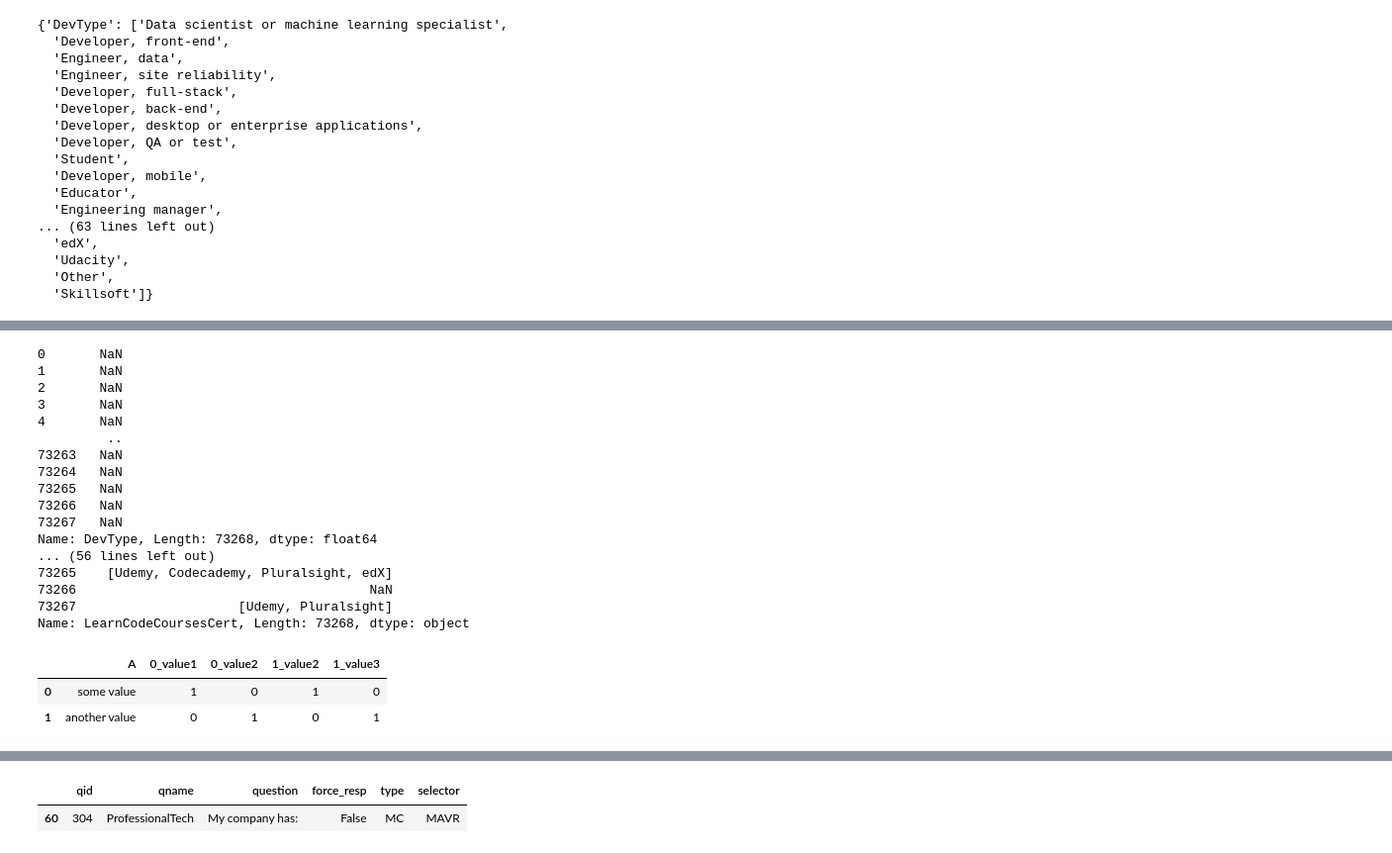
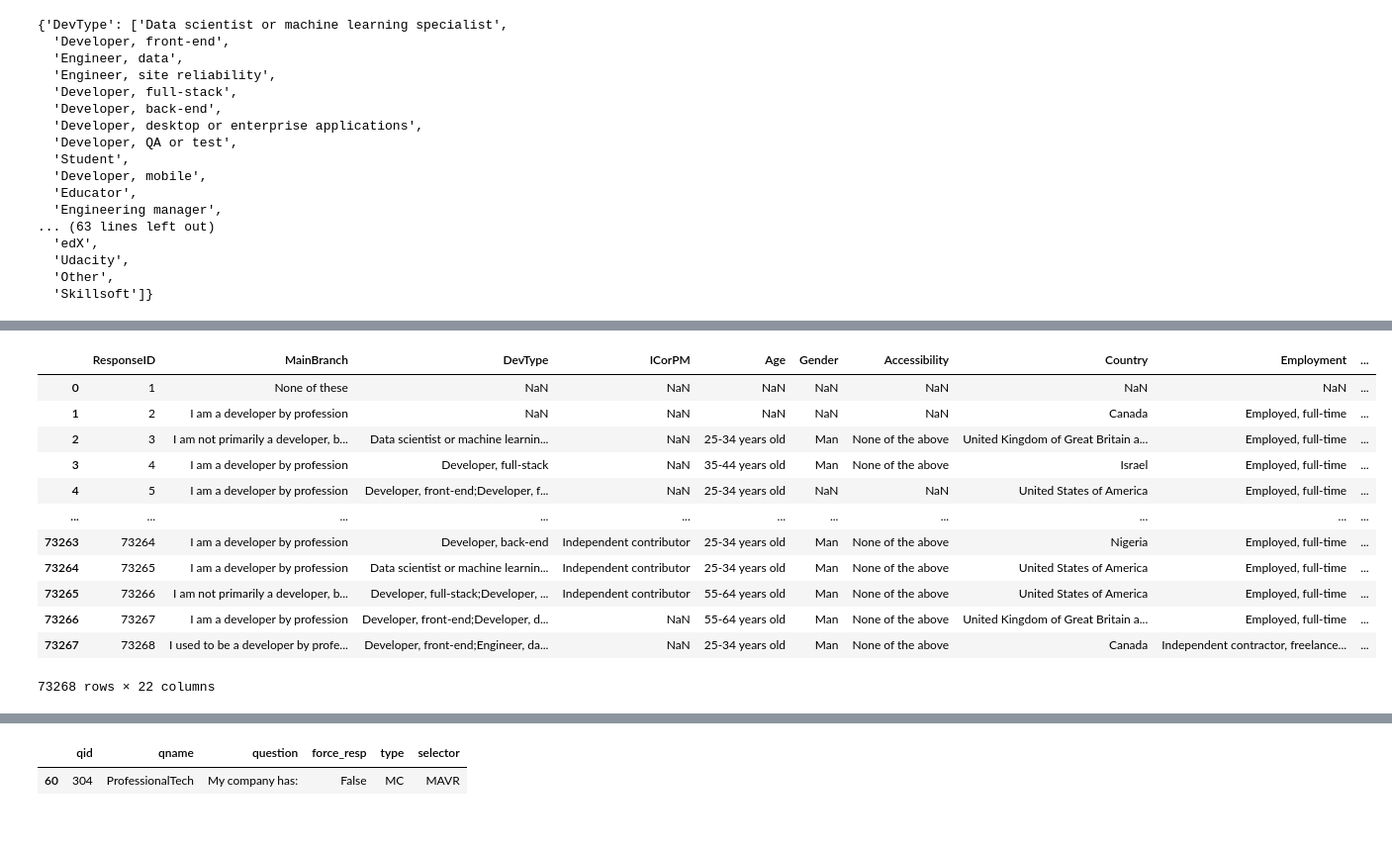
Before and after one commit to ursumarius/developer-survey-analyzing-w-pandas, a Jupyter notebook: data-wrangling/initial-explorative-data-analysis.ipynb, the cells around one changed output, grey strips where cells are left out. Shown at 99% size. Drawn from its saved outputs; the diff is of its cells as text; code cells hidden in the pictures; blank space fills up the shorter version.

Commit message:
finished dummies module, new df ready for analysis

```diff
--- a/data-wrangling/initial-explorative-data-analysis.ipynb
+++ b/data-wrangling/initial-explorative-data-analysis.ipynb
@@ -298,44 +266,16 @@ dfa1_DevType_exploded
-# %%
-# Loop through each nested column and apply str.get_dummies() to create boolean columns
-for col in nested_cols:
-
-	df_temp = dfa1_nested_cols[col].reset_index(drop=True)
-	print(df_temp)
-
-    # Split the strings in the column using ',' delimiter and create dummy columns
-    #dfa1_nested_cols_dummies = pd.get_dummies(dfa1_nested_cols[col], prefix = col)
-
-    # Concatenate the dummy columns with the original DataFrame
-    #dfa1_nested_cols_w_dummies = pd.concat([dfa1_nested_cols, dfa1_nested_cols_dummies], axis=1)
-
-# Now 'dfa1_nested_cols_copy' contains the original DataFrame with additional boolean columns for each unique item in the nested columns.
-
-#dfa1_nested_cols_w_dummies
-# we will be replacing the ', ' and ' ' (spaces) by '-'
-# %% [output]
-0       NaN
-1       NaN
-2       NaN
-3       NaN
-4       NaN
-         ..
-73263   NaN
-73264   NaN
-73265   NaN
-73266   NaN
-73267   NaN
-Name: DevType, Length: 73268, dtype: float64
-... (56 lines left out)
-73265    [Udemy, Codecademy, Pluralsight, edX]
-73266                                      NaN
-73267                     [Udemy, Pluralsight]
-Name: LearnCodeCoursesCert, Length: 73268, dtype: object
-# %%
-df = pd.DataFrame({'A': ['some value', 'another value'], 'B': [['value1', 'value2'], ['value2', 'value3']]})
-df = pd.concat([df.drop(['B'], axis=1), df['B'].apply(pd.Series)], axis=1)
-dfa = pd.get_dummies(df, columns=[0, 1])
-dfa
-# %% [output]
-|  | A | 0_value1 | 0_value2 | 1_value2 | 1_value3 |
-| 0 | some value | 1 | 0 | 1 | 0 |
-| 1 | another value | 0 | 1 | 0 | 1 |
+# %%
+dfa1
+# %% [output]
+|  | ResponseID | MainBranch | DevType | ICorPM | Age | Gender | Accessibility | Country | Employment | ... |
+| 0 | 1 | None of these | NaN | NaN | NaN | NaN | NaN | NaN | NaN | ... |
+| 1 | 2 | I am a developer by profession | NaN | NaN | NaN | NaN | NaN | Canada | Employed, full-time | ... |
+| 2 | 3 | I am not primarily a developer, b... | Data scientist or machine learnin... | NaN | 25-34 years old | Man | None of the above | United Kingdom of Great Britain a... | Employed, full-time | ... |
+| 3 | 4 | I am a developer by profession | Developer, full-stack | NaN | 35-44 years old | Man | None of the above | Israel | Employed, full-time | ... |
+| 4 | 5 | I am a developer by profession | Developer, front-end;Developer, f... | NaN | 25-34 years old | NaN | NaN | United States of America | Employed, full-time | ... |
+| ... | ... | ... | ... | ... | ... | ... | ... | ... | ... | ... |
+| 73263 | 73264 | I am a developer by profession | Developer, back-end | Independent contributor | 25-34 years old | Man | None of the above | Nigeria | Employed, full-time | ... |
+| 73264 | 73265 | I am a developer by profession | Data scientist or machine learnin... | Independent contributor | 25-34 years old | Man | None of the above | United States of America | Employed, full-time | ... |
+| 73265 | 73266 | I am not primarily a developer, b... | Developer, full-stack;Developer, ... | Independent contributor | 55-64 years old | Man | None of the above | United States of America | Employed, full-time | ... |
+| 73266 | 73267 | I am a developer by profession | Developer, front-end;Developer, d... | NaN | 55-64 years old | Man | None of the above | United Kingdom of Great Britain a... | Employed, full-time | ... |
+| 73267 | 73268 | I used to be a developer by profe... | Developer, front-end;Engineer, da... | NaN | 25-34 years old | Man | None of the above | Canada | Independent contractor, freelance... | ... |
+73268 rows × 22 columns
```
Also changed, not shown: parts of 3 cells of this notebook.
